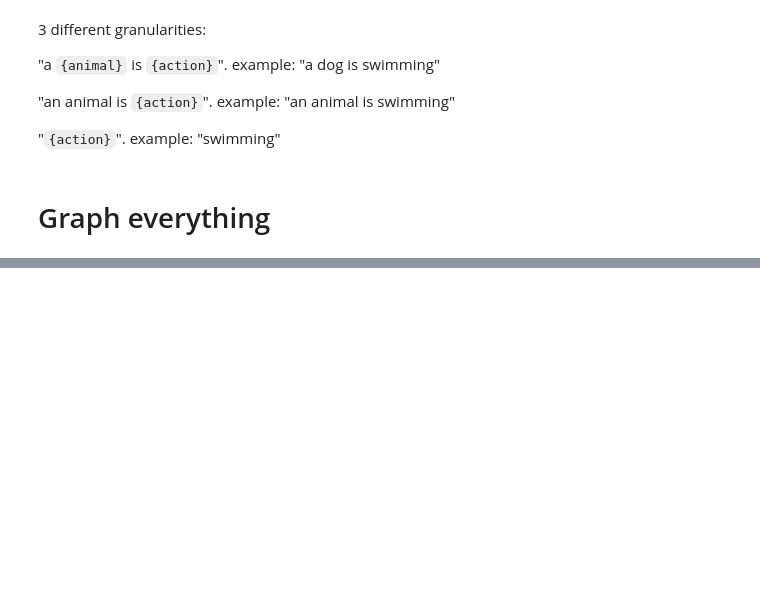
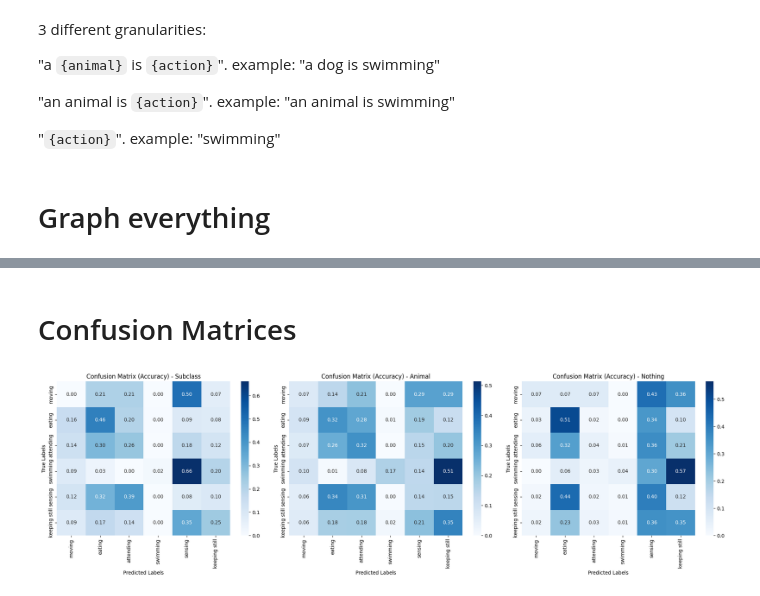
Before and after one commit to jonathanlin0/research_transfer, a Jupyter notebook: baselines/AK_AR_video/xclip.ipynb, the cells around one changed output, grey strips where cells are left out. Saved outputs shown, nothing was run; the diff lists cells and outputs as text; code cells hidden in the pictures; blank space fills up the shorter version.

```diff
--- a/baselines/AK_AR_video/xclip.ipynb
+++ b/baselines/AK_AR_video/xclip.ipynb
@@ -629,0 +544,46 @@ plt.show()
+# %% [markdown]
+# Confusion Matrices
+# %%
+import numpy as np
+import matplotlib.pyplot as plt
+import seaborn as sns
+from sklearn.metrics import confusion_matrix
+
+# Create the confusion matrices
+cm1 = confusion_matrix(database_cm_subclass_true, database_cm_subclass_pred)
+cm2 = confusion_matrix(database_cm_animal_true, database_cm_animal_pred)
+cm3 = confusion_matrix(database_cm_nothing_true, database_cm_nothing_pred)
+
+# Calculate accuracy for each class and normalize the confusion matrices
+class_accuracy1 = cm1.astype('float') / cm1.sum(axis=1)[:, np.newaxis]
+class_accuracy2 = cm2.astype('float') / cm2.sum(axis=1)[:, np.newaxis]
+class_accuracy3 = cm3.astype('float') / cm3.sum(axis=1)[:, np.newaxis]
+
+# Create subplots with 1 row and 3 columns
+fig, axs = plt.subplots(1, 3, figsize=(20, 6))
+
+# Plot the first heatmap
+sns.heatmap(class_accuracy1, annot=True, cmap='Blues', fmt='.2f', xticklabels=confusion_matrix_indexes, yticklabels=confusion_matrix_indexes, ax=axs[0])
+axs[0].set_xlabel('Predicted Labels')
+axs[0].set_ylabel('True Labels')
+axs[0].set_title('Confusion Matrix (Accuracy) - Subclass')
+
+# Plot the second heatmap
+sns.heatmap(class_accuracy2, annot=True, cmap='Blues', fmt='.2f', xticklabels=confusion_matrix_indexes, yticklabels=confusion_matrix_indexes, ax=axs[1])
+axs[1].set_xlabel('Predicted Labels')
+axs[1].set_ylabel('True Labels')
+axs[1].set_title('Confusion Matrix (Accuracy) - Animal')
+
+# Plot the third heatmap
+sns.heatmap(class_accuracy3, annot=True, cmap='Blues', fmt='.2f', xticklabels=confusion_matrix_indexes, yticklabels=confusion_matrix_indexes, ax=axs[2])
+axs[2].set_xlabel('Predicted Labels')
+axs[2].set_ylabel('True Labels')
+axs[2].set_title('Confusion Matrix (Accuracy) - Nothing')
+
+# Adjust the layout to avoid overlapping
+plt.tight_layout()
+
+# Show the plot
+plt.show()
+# %% [output]
+[figure, added]
```
Also changed, not shown: parts of 6 cells of this notebook, 1 other file.
